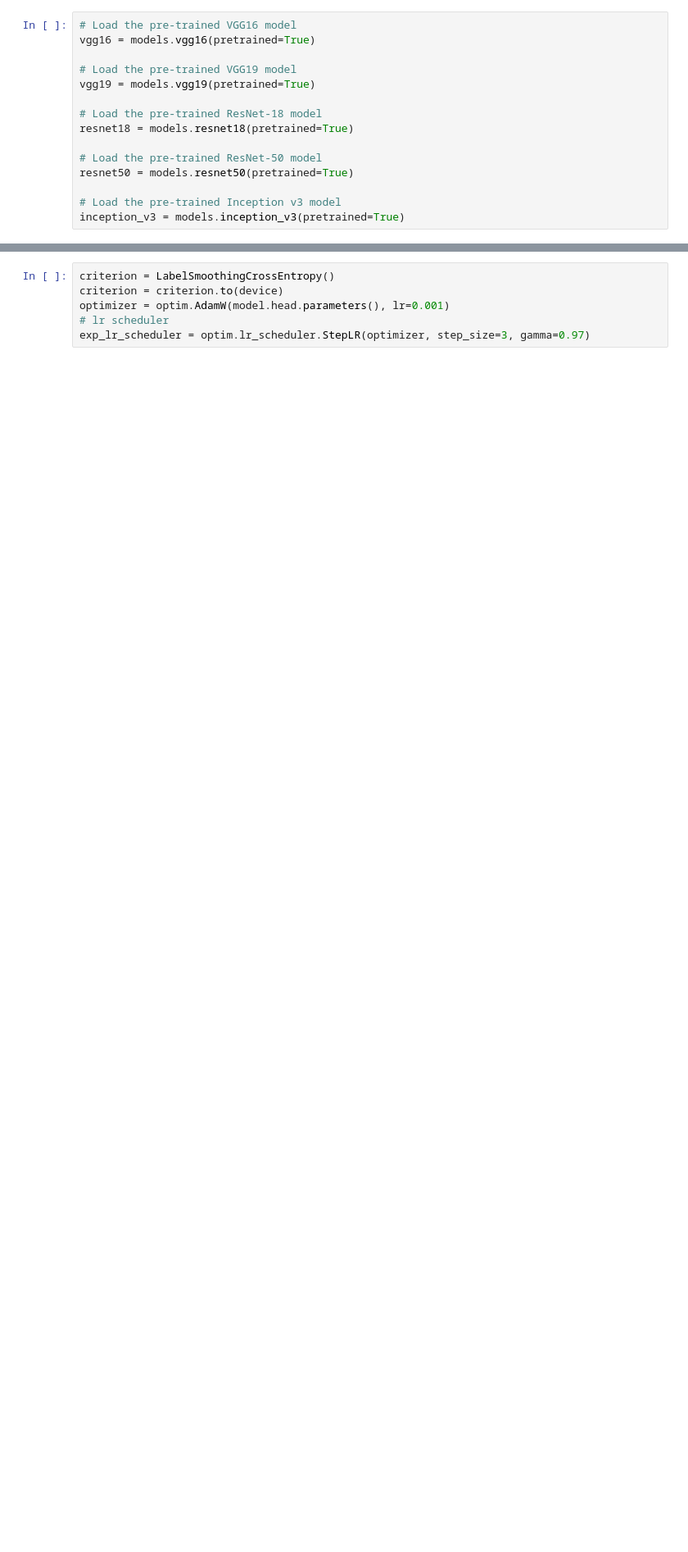
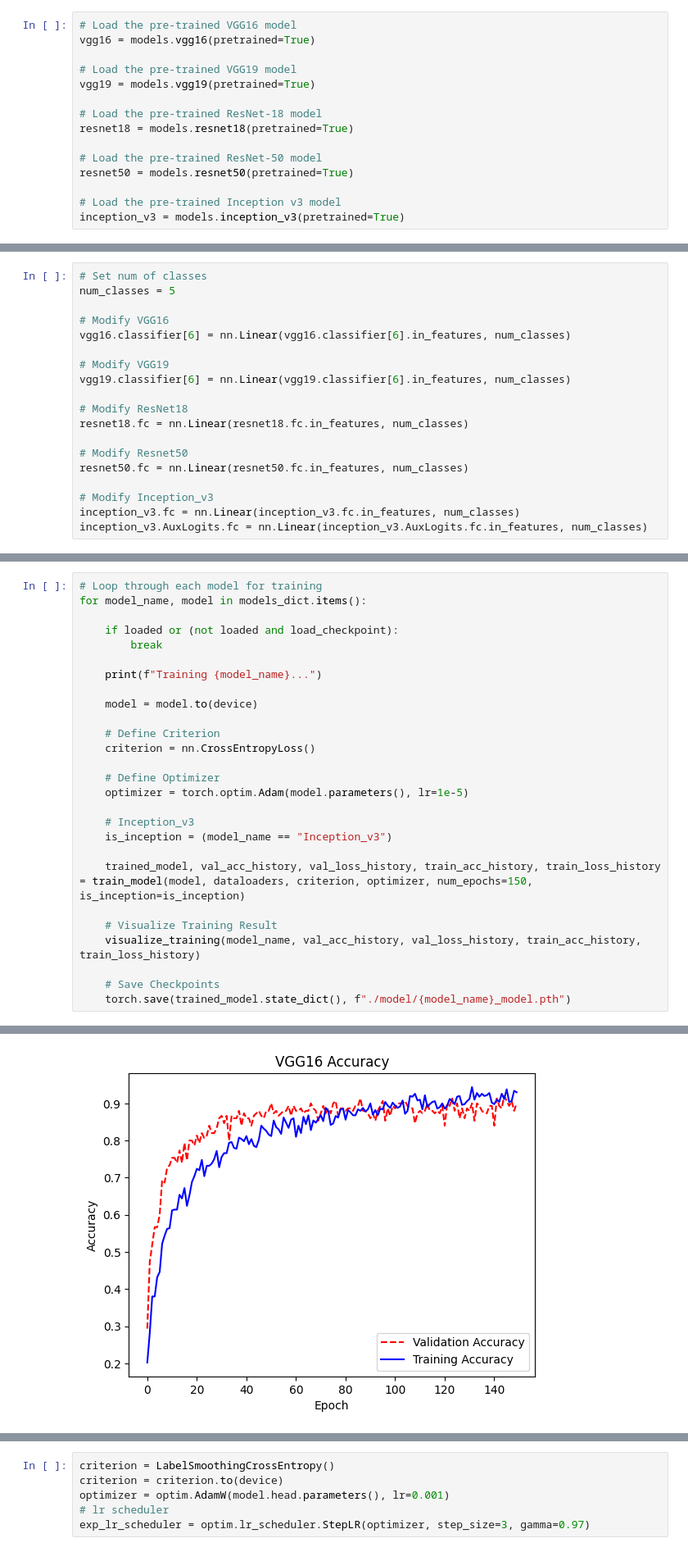
Before and after one commit to AlvisWSY/IE4414_F34_Grp7, a Jupyter notebook: practice.ipynb, the cells around one changed output, grey strips where cells are left out. Shown at 82% size. Cells and saved outputs as stored; diff of their text form; blank space fills up the shorter version.

```diff
--- a/practice.ipynb
+++ b/practice.ipynb
@@ -360,0 +262,19 @@ advance：yaoxuan
+# %%
+# Set num of classes
+num_classes = 5
+
+# Modify VGG16
+vgg16.classifier[6] = nn.Linear(vgg16.classifier[6].in_features, num_classes)
+
+# Modify VGG19
+vgg19.classifier[6] = nn.Linear(vgg19.classifier[6].in_features, num_classes)
+
+# Modify ResNet18
+resnet18.fc = nn.Linear(resnet18.fc.in_features, num_classes)
+
+# Modify Resnet50
+resnet50.fc = nn.Linear(resnet50.fc.in_features, num_classes)
+
+# Modify Inception_v3
+inception_v3.fc = nn.Linear(inception_v3.fc.in_features, num_classes)
+inception_v3.AuxLogits.fc = nn.Linear(inception_v3.AuxLogits.fc.in_features, num_classes)
@@ -360,0 +519,28 @@ advance：yaoxuan
+# %%
+# Loop through each model for training
+for model_name, model in models_dict.items():
+
+    if loaded or (not loaded and load_checkpoint):
+        break
+
+    print(f"Training {model_name}...")
+
+    model = model.to(device)
+
+    # Define Criterion
+    criterion = nn.CrossEntropyLoss()
+
+    # Define Optimizer
+    optimizer = torch.optim.Adam(model.parameters(), lr=1e-5)
+
+    # Inception_v3
+    is_inception = (model_name == "Inception_v3")
+
+    trained_model, val_acc_history, val_loss_history, train_acc_history, train_loss_history = train_model(model, dataloaders, criterion, optimizer, num_epochs=150, is_inception=is_inception)
+
+    # Visualize Training Result
+    visualize_training(model_name, val_acc_history, val_loss_history, train_acc_history, train_loss_history)
+
+    # Save Checkpoints
+    torch.save(trained_model.state_dict(), f"./model/{model_name}_model.pth")
+# %% [output]
@@ -360,0 +564 @@ advance：yaoxuan
+[figure, added]
```
Also changed, not shown: parts of 164 cells of this notebook, 4 other files.
